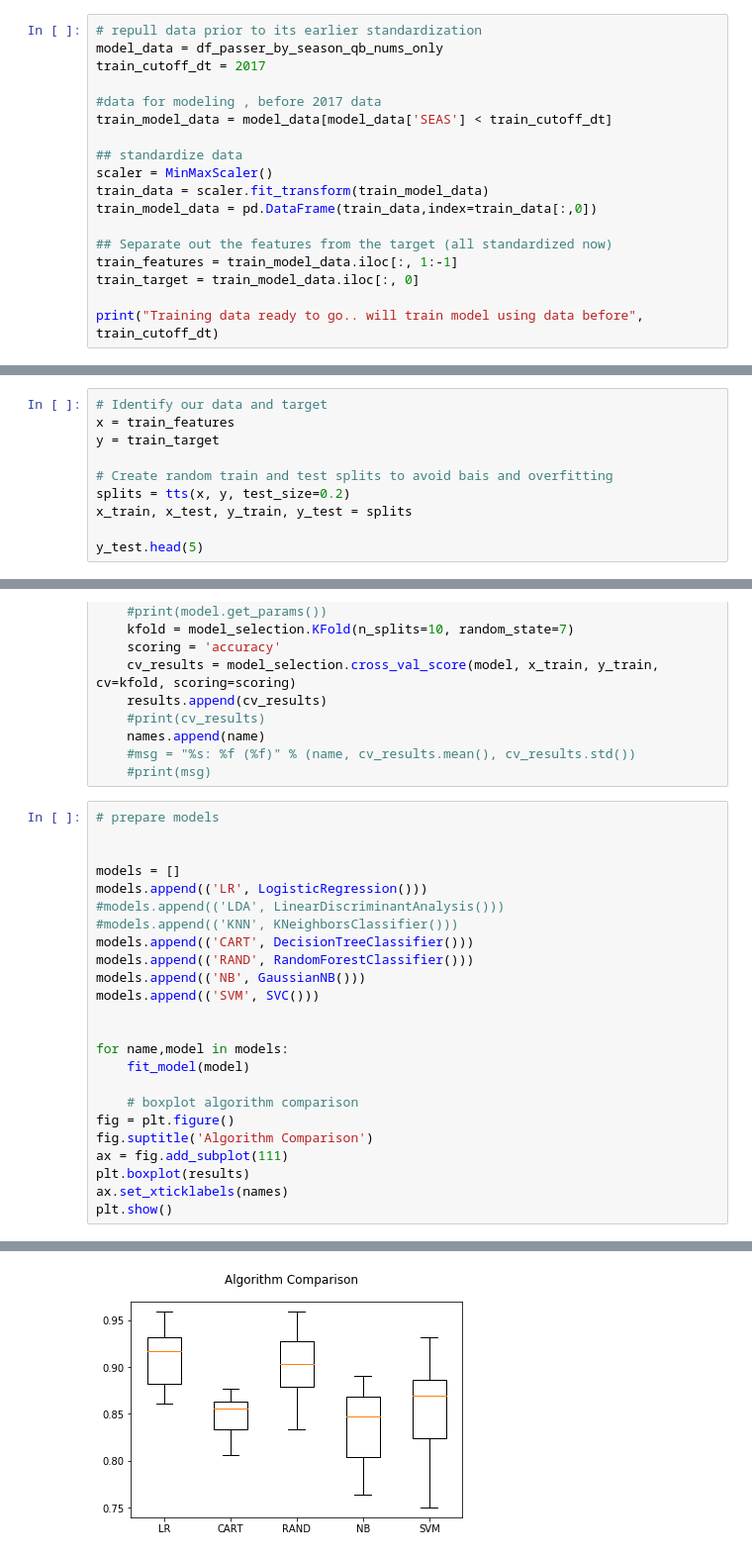
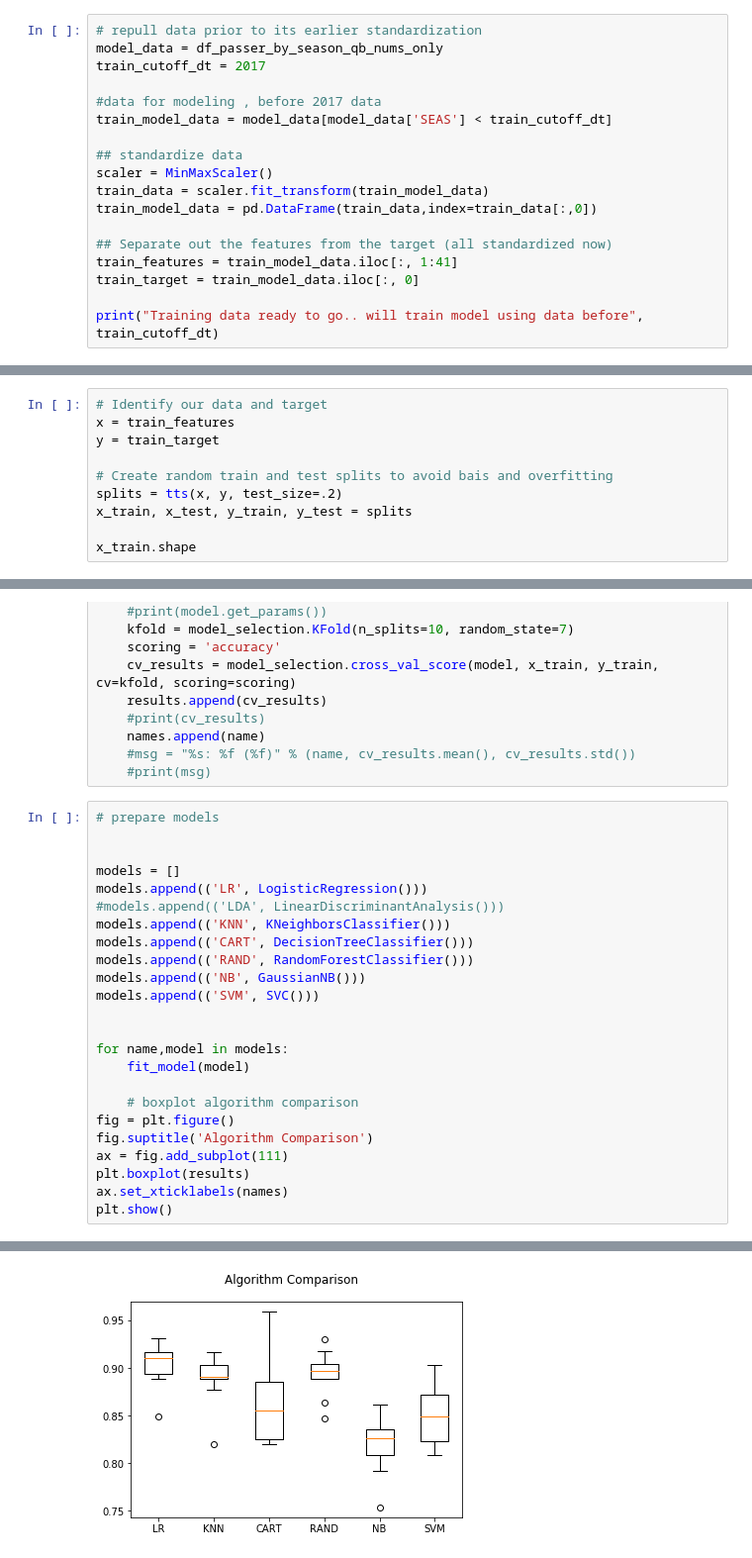
Before and after one commit to georgetown-analytics/Data-Blitz, a Jupyter notebook: ProBowlPasserModel.ipynb, the cells around one changed output, grey strips where cells are left out. Shown at 99% size. Saved outputs shown, nothing was run; the diff lists cells and outputs as text.

```diff
--- a/ProBowlPasserModel.ipynb
+++ b/ProBowlPasserModel.ipynb
@@ -777,7 +779,7 @@ train_data = scaler.fit_transform(train_model_data)
 train_model_data = pd.DataFrame(train_data,index=train_data[:,0])
 
 ## Separate out the features from the target (all standardized now)
-train_features = train_model_data.iloc[:, 1:-1]
+train_features = train_model_data.iloc[:, 1:41]
 train_target = train_model_data.iloc[:, 0]
 
 print("Training data ready to go.. will train model using data before", train_cutoff_dt)
@@ -805,8 +824,8 @@ x = train_features
 y = train_target
 
 # Create random train and test splits to avoid bais and overfitting
-splits = tts(x, y, test_size=0.2)
+splits = tts(x, y, test_size=.2)
 x_train, x_test, y_train, y_test = splits
 
-y_test.head(5)
+x_train.shape
 # %% [output]
@@ -843,7 +857,7 @@ def fit_model(model, x_train=x_train, x_test=x_test, y_train=y_train, y_test=y_t
 models = []
 models.append(('LR', LogisticRegression()))
 #models.append(('LDA', LinearDiscriminantAnalysis()))
-#models.append(('KNN', KNeighborsClassifier()))
+models.append(('KNN', KNeighborsClassifier()))
 models.append(('CART', DecisionTreeClassifier()))
 models.append(('RAND', RandomForestClassifier()))
 models.append(('NB', GaussianNB()))
@@ -869,4 +884,4 @@ SVC fit in 0.01 seconds score: 0.8077
-[figure, old version]
+[figure, new version]
 # %%
 x = test_features
 y = test_target
```
Also changed, not shown: parts of 17 cells of this notebook.
